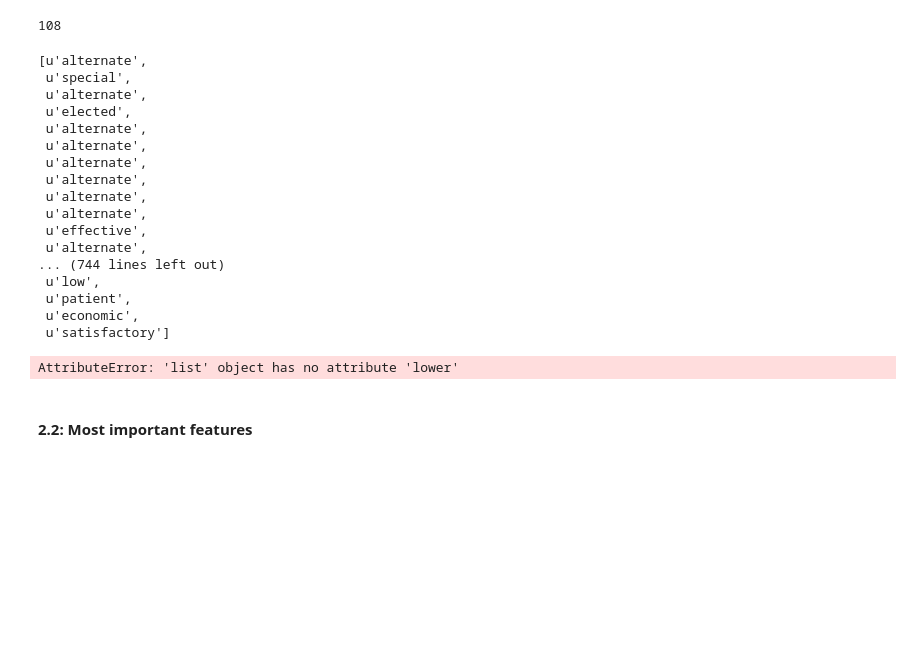
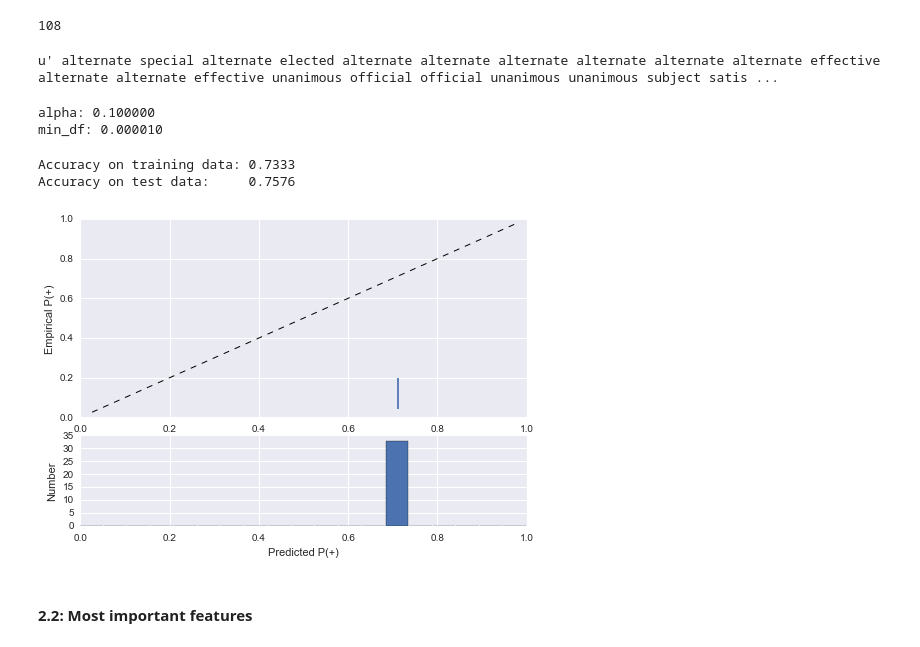
Before and after one commit to jamescurtin/cs109_fp, a Jupyter notebook: george/Sentiment Analysis-Copy1.ipynb, the cells around one changed output. Drawn from its saved outputs; the diff is of its cells as text; code cells hidden in the pictures; blank space fills up the shorter version.

```diff
--- a/george/Sentiment Analysis-Copy1.ipynb
+++ b/george/Sentiment Analysis-Copy1.ipynb
@@ -265,34 +265,18 @@ len(fomc_mins.keys())
 # %%
 X = []; y = []
 for key in fomc_mins.keys():
-    l = []
+    l = ""
     adjs = fomc_parts[key][1]
     for adjlist in adjs:
         for a in adjlist:
-            l.append(a)
+            l = l + " " + a
     X.append(l)
     y.append(decisions[key][2])
 X = np.array(X)
 y = np.array(y)
 X[0]
 # %% [output]
-[u'alternate',
- u'special',
- u'alternate',
- u'elected',
- u'alternate',
- u'alternate',
- u'alternate',
- u'alternate',
- u'alternate',
- u'alternate',
- u'effective',
- u'alternate',
-... (744 lines left out)
- u'low',
- u'patient',
- u'economic',
- u'satisfactory']
+u' alternate special alternate elected alternate alternate alternate alternate alternate alternate effective alternate alternate effective unanimous official official unanimous unanimous subject satis ...
 # %%
 from sklearn.cross_validation import train_test_split
 itrain, itest = train_test_split(xrange(len(X)), train_size=0.7)
@@ -411,28 +395,33 @@ for m in min_dfs:
             maxi = score
             best_alpha = a
             best_min_df = m
-# %% [output]
-AttributeError: 'list' object has no attribute 'lower'
 # %%
 print "alpha: %f" % best_alpha
 print "min_df: %f" % best_min_df
+# %% [output]
+alpha: 0.100000
+min_df: 0.000010
 # %%
 vectorizer = CountVectorizer(vocabulary=adjvocab, min_df=best_min_df)
-Xnew, ynew = make_xy(X, y, vectorizer)
+Xnew, ynew = make_xy(X[0], y, vectorizer)
 xtrain=Xnew[mask]
 ytrain=ynew[mask]
 xtest=Xnew[~mask]
 ytest=ynew[~mask]
 
 clf = MultinomialNB(alpha=best_alpha).fit(xtrain, ytrain)
 
 training_accuracy = clf.score(xtrain, ytrain)
 test_accuracy = clf.score(xtest, ytest)
 
 print "Accuracy on training data: %0.4f" % (training_accuracy)
 print "Accuracy on test data:     %0.4f" % (test_accuracy)
 
 calibration_plot(clf, xtest, np.ravel(ytest))
+# %% [output]
+Accuracy on training data: 0.7333
+Accuracy on test data:     0.7576
+[figure, added]
 # %% [markdown]
 #### 2.2: Most important features
 # %% [markdown]
```
